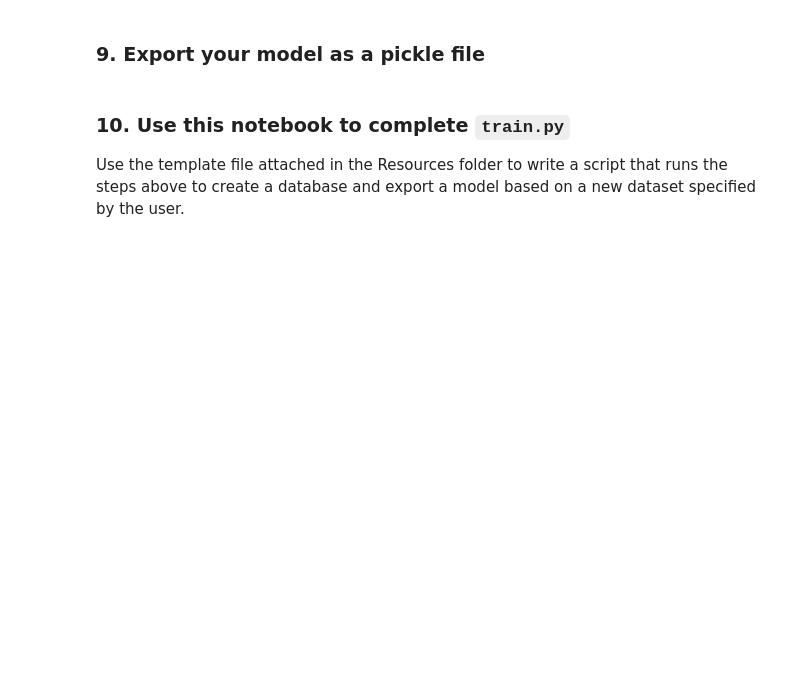
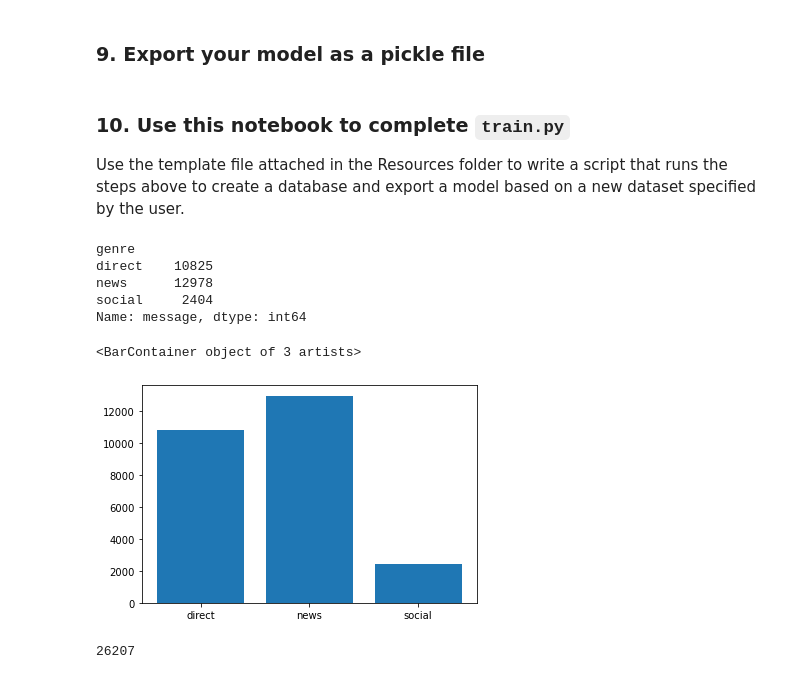
Before and after one commit to sjhaluck/Disaster-Response-Classifier, a Jupyter notebook: ML Pipeline Preparation.ipynb, the cells around one changed output. Cells and saved outputs as stored; diff of their text form; code cells hidden in the pictures; blank space fills up the shorter version.

Commit message:
feat: explore data manipulation for visualization in webapp with Plotly

```diff
--- a/ML Pipeline Preparation.ipynb
+++ b/ML Pipeline Preparation.ipynb
@@ -263,0 +287,23 @@ Use the template file attached in the Resources folder to write a script that ru
+# %%
+engine = create_engine('sqlite:///DisasterResponse.db')
+df = pd.read_sql_table('DisasterResponse', engine)
+# %%
+genre_counts = df.groupby('genre').count()['message']
+genre_names = list(genre_counts.index)
+# %%
+genre_counts
+# %% [output]
+genre
+direct    10825
+news      12978
+social     2404
+Name: message, dtype: int64
+# %%
+plt.bar(genre_names, genre_counts)
+# %% [output]
+<BarContainer object of 3 artists>
+[figure, added]
+# %%
+df.shape[0]
+# %% [output]
+26207
```
Also changed, not shown: parts of 21 cells of this notebook.
